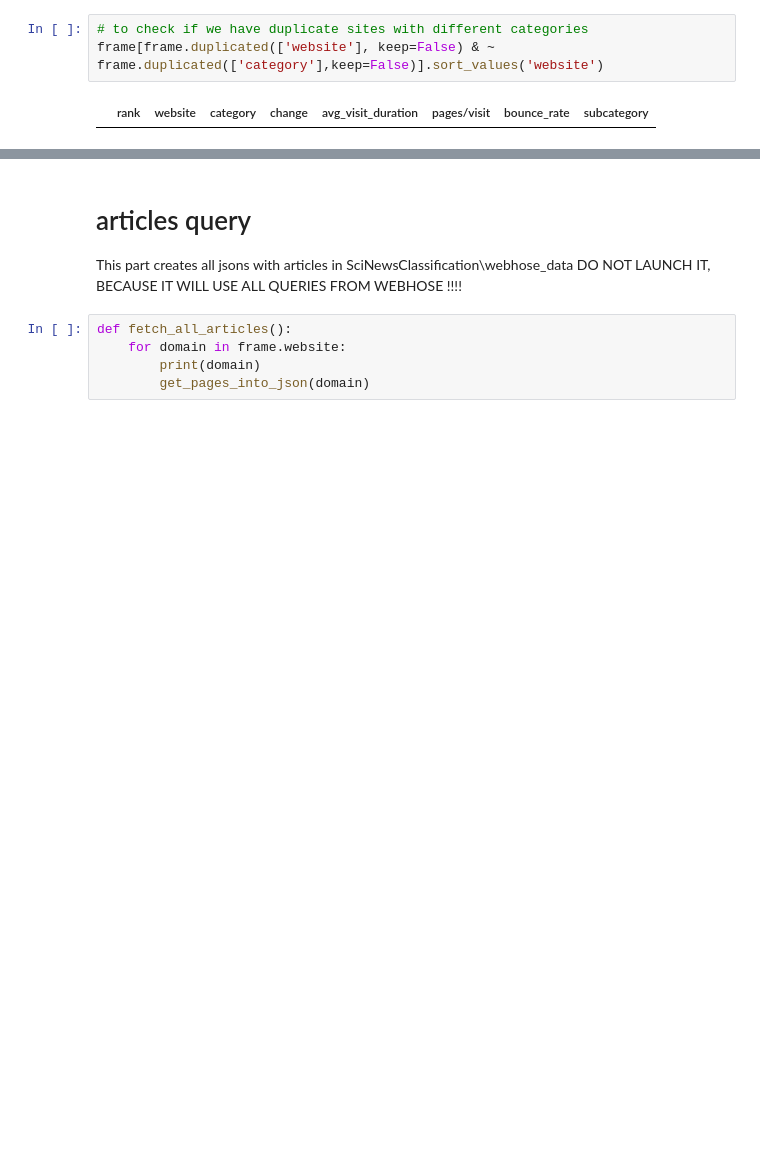
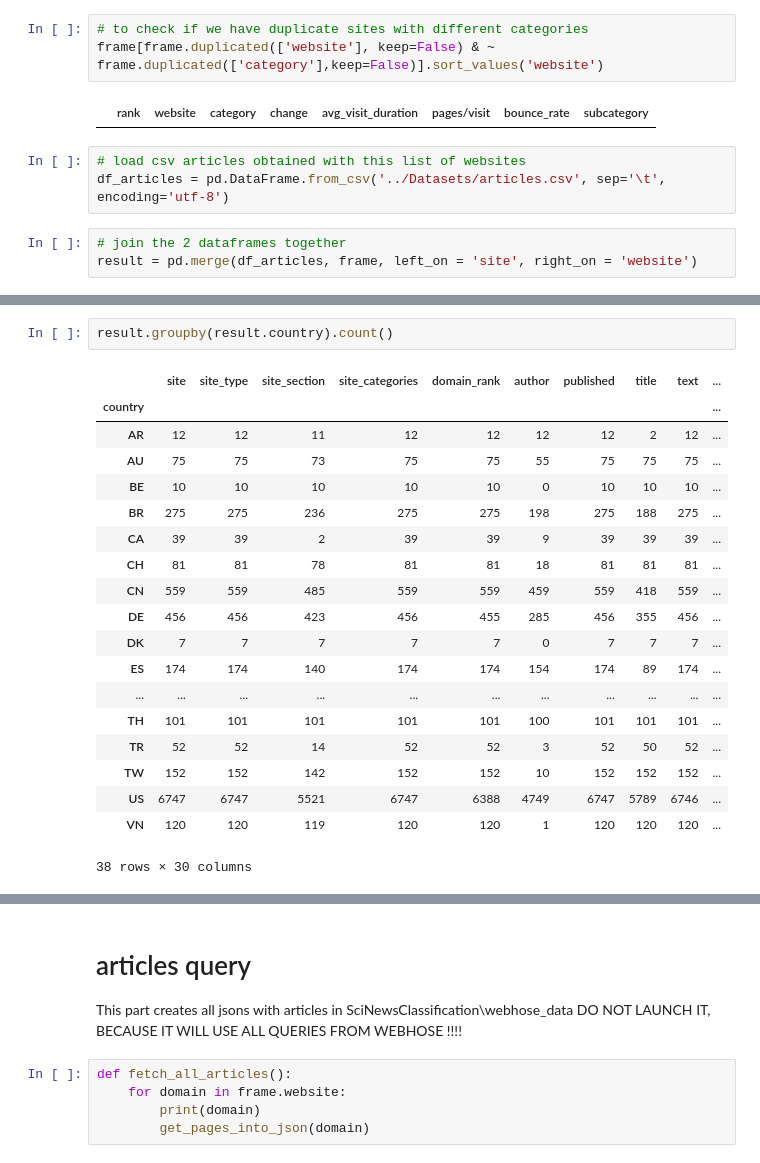
Before and after one commit to LeoWirz/SciNewsClassification, a Jupyter notebook: Code/similarsiteExploration.ipynb, the cells around one changed output, grey strips where cells are left out. Cells and saved outputs as stored; diff of their text form; blank space fills up the shorter version.

Commit message:
notebook data exploration

```diff
--- a/Code/similarsiteExploration.ipynb
+++ b/Code/similarsiteExploration.ipynb
@@ -60,3 +39,9 @@ frame
 frame[frame.duplicated(['website'], keep=False) & ~ frame.duplicated(['category'],keep=False)].sort_values('website')
 # %% [output]
 |  | rank | website | category | change | avg_visit_duration | pages/visit | bounce_rate | subcategory |
+# %%
+# load csv articles obtained with this list of websites
+df_articles = pd.DataFrame.from_csv('../Datasets/articles.csv', sep='\t', encoding='utf-8')
+# %%
+# join the 2 dataframes together
+result = pd.merge(df_articles, frame, left_on = 'site', right_on = 'website')
@@ -62,0 +80,22 @@ frame[frame.duplicated(['website'], keep=False) & ~ frame.duplicated(['category'
+# %%
+result.groupby(result.country).count()
+# %% [output]
+|  | site | site_type | site_section | site_categories | domain_rank | author | published | title | text | ... |
+| country |  |  |  |  |  |  |  |  |  | ... |
+| AR | 12 | 12 | 11 | 12 | 12 | 12 | 12 | 2 | 12 | ... |
+| AU | 75 | 75 | 73 | 75 | 75 | 55 | 75 | 75 | 75 | ... |
+| BE | 10 | 10 | 10 | 10 | 10 | 0 | 10 | 10 | 10 | ... |
+| BR | 275 | 275 | 236 | 275 | 275 | 198 | 275 | 188 | 275 | ... |
+| CA | 39 | 39 | 2 | 39 | 39 | 9 | 39 | 39 | 39 | ... |
+| CH | 81 | 81 | 78 | 81 | 81 | 18 | 81 | 81 | 81 | ... |
+| CN | 559 | 559 | 485 | 559 | 559 | 459 | 559 | 418 | 559 | ... |
+| DE | 456 | 456 | 423 | 456 | 455 | 285 | 456 | 355 | 456 | ... |
+| DK | 7 | 7 | 7 | 7 | 7 | 0 | 7 | 7 | 7 | ... |
+| ES | 174 | 174 | 140 | 174 | 174 | 154 | 174 | 89 | 174 | ... |
+| ... | ... | ... | ... | ... | ... | ... | ... | ... | ... | ... |
+| TH | 101 | 101 | 101 | 101 | 101 | 100 | 101 | 101 | 101 | ... |
+| TR | 52 | 52 | 14 | 52 | 52 | 3 | 52 | 50 | 52 | ... |
+| TW | 152 | 152 | 142 | 152 | 152 | 10 | 152 | 152 | 152 | ... |
+| US | 6747 | 6747 | 5521 | 6747 | 6388 | 4749 | 6747 | 5789 | 6746 | ... |
+| VN | 120 | 120 | 119 | 120 | 120 | 1 | 120 | 120 | 120 | ... |
+38 rows × 30 columns
```
Also changed, not shown: parts of 8 cells of this notebook, 2 other files.
